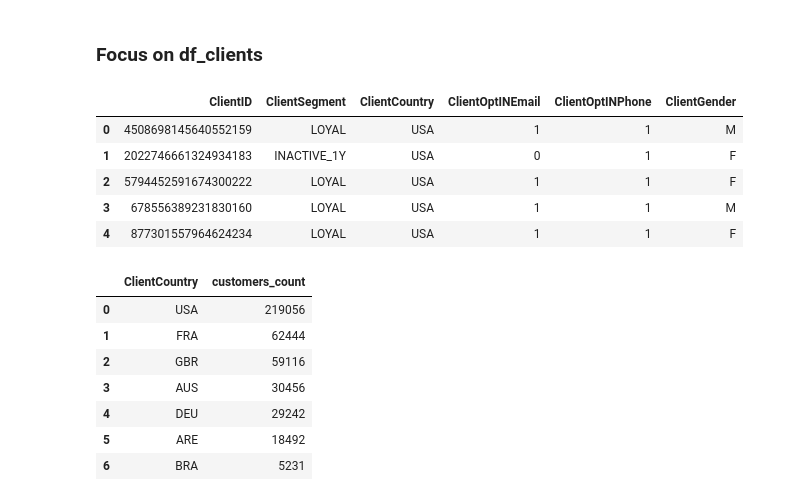
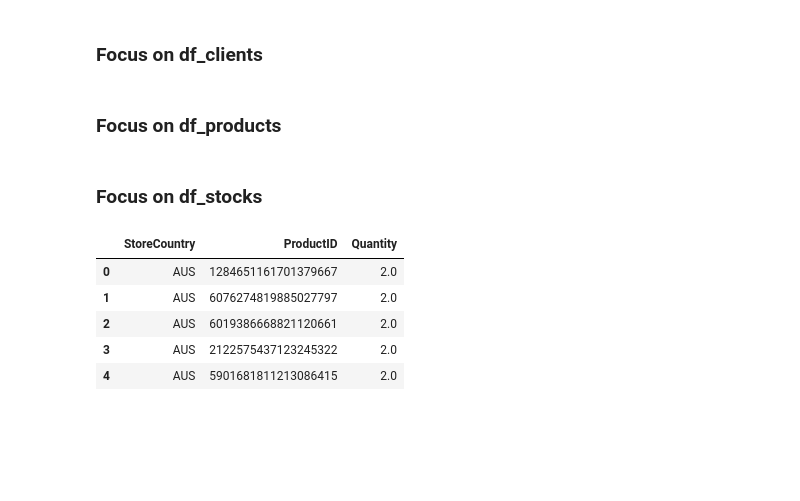
Before and after one commit to thom1100/NextPurchase, a Jupyter notebook: notebooks/EDA.ipynb, the cells around one changed output. Saved outputs shown, nothing was run; the diff lists cells and outputs as text; code cells hidden in the pictures; blank space fills up the shorter version.

```diff
--- a/notebooks/EDA.ipynb
+++ b/notebooks/EDA.ipynb
@@ -78,0 +103,2 @@ df_clients["ClientGender"] = df_clients["ClientGender"].fillna("N/A")
+# %% [markdown]
+### Focus on df_products
@@ -79,20 +128,11 @@ df_clients["ClientGender"] = df_clients["ClientGender"].fillna("N/A")
+# %% [markdown]
+### Focus on df_stocks
 # %%
-df_clients.head()
+df_stocks.head()
 # %% [output]
-|  | ClientID | ClientSegment | ClientCountry | ClientOptINEmail | ClientOptINPhone | ClientGender |
-| 0 | 4508698145640552159 | LOYAL | USA | 1 | 1 | M |
-| 1 | 2022746661324934183 | INACTIVE_1Y | USA | 0 | 1 | F |
-| 2 | 5794452591674300222 | LOYAL | USA | 1 | 1 | F |
-| 3 | 678556389231830160 | LOYAL | USA | 1 | 1 | M |
-| 4 | 877301557964624234 | LOYAL | USA | 1 | 1 | F |
+|  | StoreCountry | ProductID | Quantity |
+| 0 | AUS | 1284651161701379667 | 2.0 |
+| 1 | AUS | 6076274819885027797 | 2.0 |
+| 2 | AUS | 6019386668821120661 | 2.0 |
+| 3 | AUS | 2122575437123245322 | 2.0 |
+| 4 | AUS | 5901681811213086415 | 2.0 |
-# %%
-df_clients.groupby("ClientCountry").agg(customers_count=("ClientCountry", "count")).sort_values("customers_count", ascending = False).reset_index()
-# %% [output]
-|  | ClientCountry | customers_count |
-| 0 | USA | 219056 |
-| 1 | FRA | 62444 |
-| 2 | GBR | 59116 |
-| 3 | AUS | 30456 |
-| 4 | DEU | 29242 |
-| 5 | ARE | 18492 |
-| 6 | BRA | 5231 |
```
Also changed, not shown: parts of 13 cells of this notebook.
